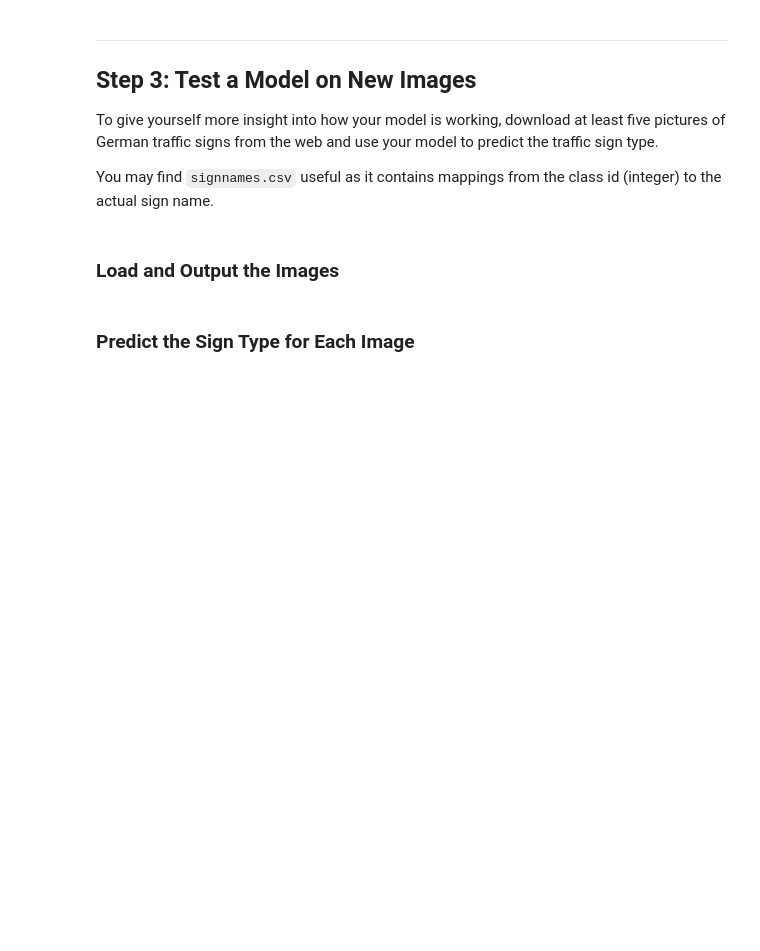
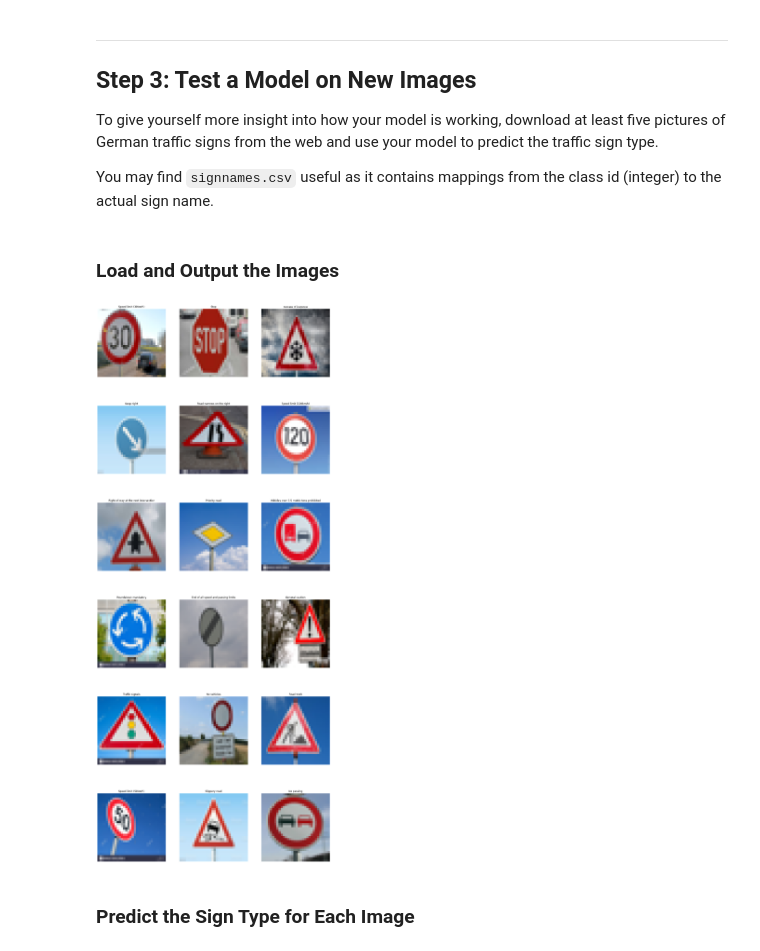
Before and after one commit to mhusseinsh/CarND-Traffic-Sign-Classifier-Project, a Jupyter notebook: Traffic_Sign_Classifier.ipynb, the cells around one changed output. Cells and saved outputs as stored; diff of their text form; code cells hidden in the pictures; blank space fills up the shorter version.

```diff
--- a/Traffic_Sign_Classifier.ipynb
+++ b/Traffic_Sign_Classifier.ipynb
@@ -19,3 +19,8 @@ The [rubric](https://review.udacity.com/#!/rubrics/481/view) contains "Stand Out
 # %% [markdown]
 ---
 ## Step 0: Load The Data
+# %%
+import warnings; warnings.simplefilter('ignore')
+x = 0
+for i in range (100000000):
+    x = i
@@ -507,3 +553,36 @@ You may find `signnames.csv` useful as it contains mappings from the class id (i
+# %%
+### Load the images and plot them here.
+### Feel free to use as many code cells as needed.
+import glob
+import numpy as np
+from PIL import Image
+import matplotlib.pyplot as plt
+
+X_testData = []
+y_testData = []
+for img in glob.glob("testData/*.jpeg"):
+    image = np.asarray(Image.open(img).resize((32,32)))
+    X_testData.append(image)
+    y_testData.append(img.split("/")[1].split(".")[0])
+
+
+fig = plt.figure(figsize=(20, 50))
+for i in range(0, len(X_testData)):
+    plt.subplot(6, 3, i+1)
+    image = X_testData[i]
+    plt.imshow(image, cmap='gray')
+    plt.title(signs[int(y_testData[i])])
+    plt.axis('off')
+
+plt.gca().set_axis_off()
+#plt.subplots_adjust(top = 1, bottom = 0, right = 1, left = 0, hspace = 0, wspace = 0)
+plt.margins(0,0)
+plt.gca().xaxis.set_major_locator(plt.NullLocator())
+plt.gca().yaxis.set_major_locator(plt.NullLocator())
+fig.savefig("images/testData.png", bbox_inches = 'tight', pad_inches = 0)
+plt.show()
+# %% [output]
+[figure, added]
 # %% [markdown]
 ### Predict the Sign Type for Each Image
 # %%
```
Also changed, not shown: parts of 9 cells of this notebook, 1 other file.
